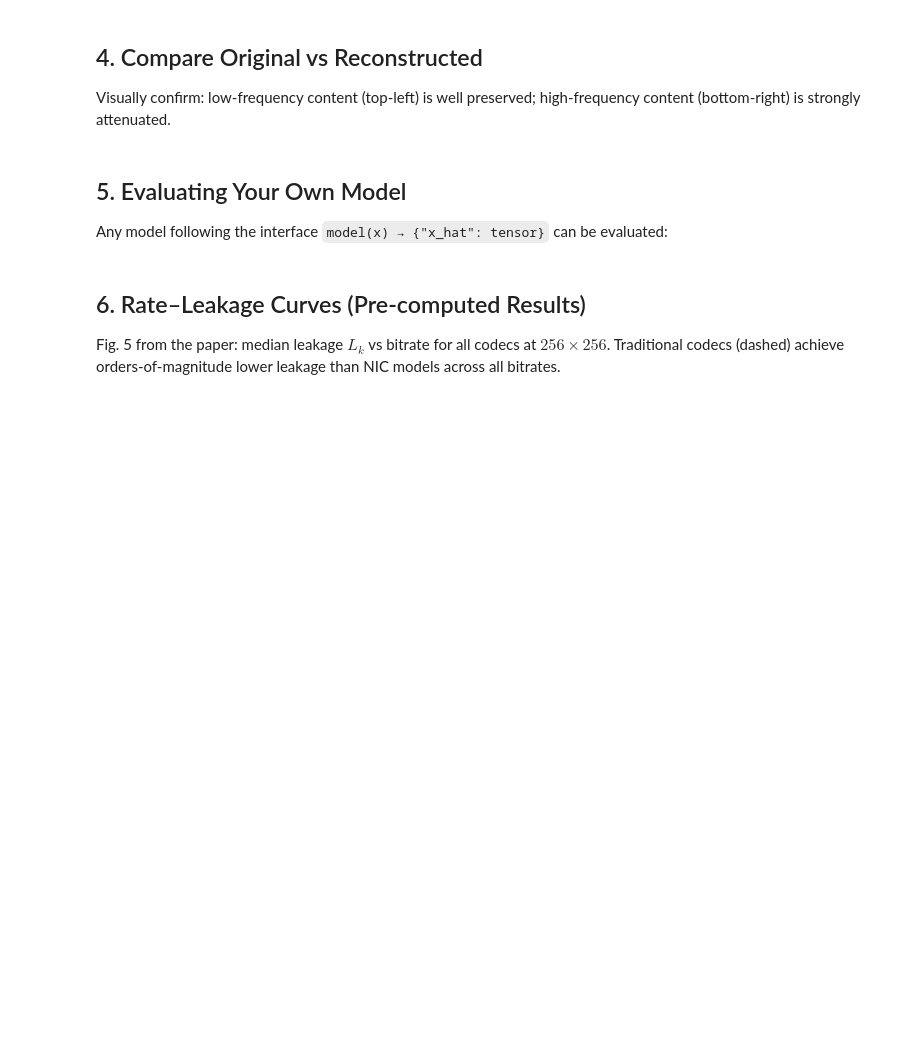
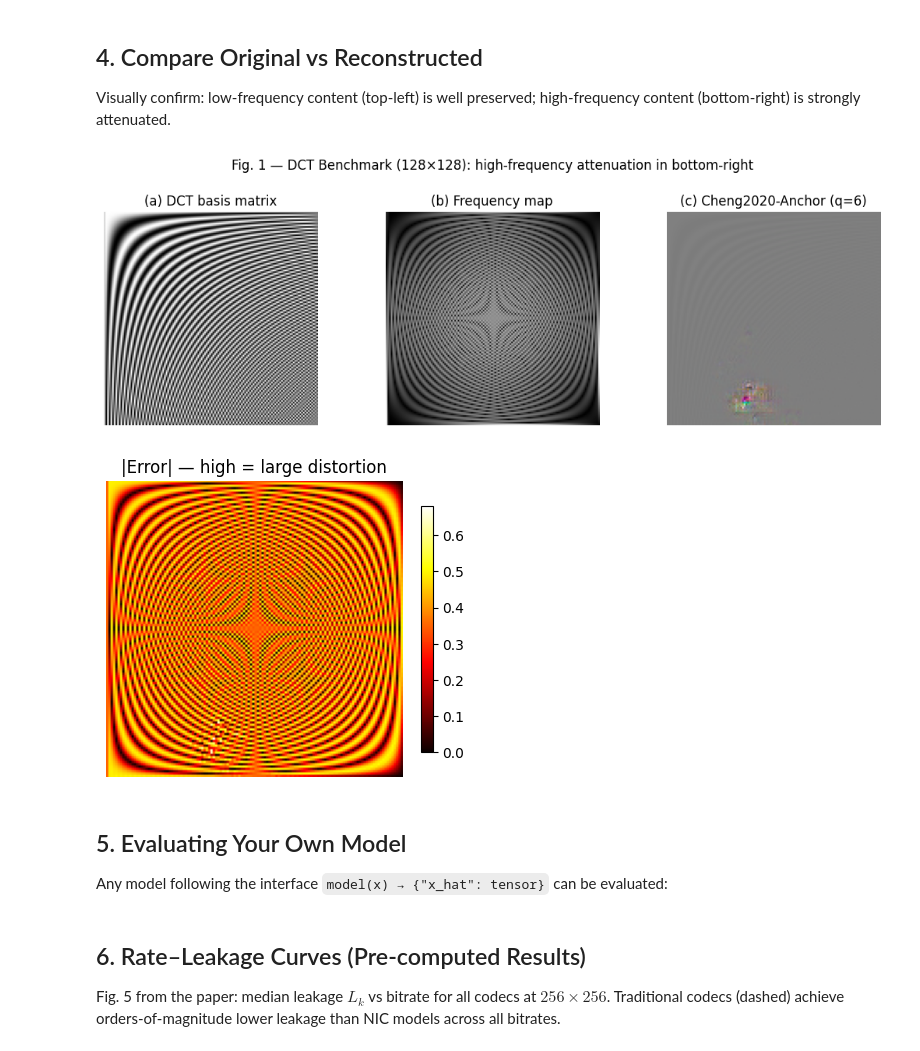
Before and after one commit to nkalmykovsk/dct_benchmark_nic, a Jupyter notebook: notebooks/01_demo.ipynb, the cells around one changed output. Saved outputs shown, nothing was run; the diff lists cells and outputs as text; code cells hidden in the pictures; blank space fills up the shorter version.

```diff
--- a/notebooks/01_demo.ipynb
+++ b/notebooks/01_demo.ipynb
@@ -168,36 +179,39 @@ recon_disp = np.clip((recon - recon.min()) / (recon.max() - recon.min() + 1e-9),
 D = build_dct_basis(SIZE)
 gy, gx = np.gradient(D)
 freq_map = np.hypot(gx, gy)
 freq_map = (freq_map - freq_map.min()) / (freq_map.max() - freq_map.min() + 1e-9)
 
-# --- Fig. 1 layout from the paper ---
+# Fig. 1 layout from the paper
 fig, axes = plt.subplots(1, 3, figsize=(11, 3.5))
 
 axes[0].imshow(orig.mean(axis=2), cmap='gray')
 axes[0].set_title('(a) DCT basis matrix')
 axes[0].axis('off')
 
 axes[1].imshow(freq_map, cmap='gray')
 axes[1].set_title('(b) Frequency map')
 axes[1].axis('off')
 
-axes[2].imshow(recon_disp.mean(axis=2), cmap='gray')
+axes[2].imshow(recon_disp)
 axes[2].set_title('(c) Cheng2020-Anchor (q=6)')
 axes[2].axis('off')
 
 plt.suptitle(f'Fig. 1 — DCT Benchmark ({SIZE}×{SIZE}): high-frequency attenuation in bottom-right', y=1.02)
 plt.tight_layout()
 plt.show()
 
-# --- Error map (additional) ---
+# Error map (additional)
 fig2, ax2 = plt.subplots(figsize=(4, 3.5))
 diff = np.abs(orig.mean(axis=2) - recon_disp.mean(axis=2))
 im = ax2.imshow(diff, cmap='hot', vmin=0)
 plt.colorbar(im, ax=ax2, shrink=0.8)
 ax2.set_title('|Error| — high = large distortion')
 ax2.axis('off')
 plt.tight_layout()
 plt.show()
+# %% [output]
+[figure, added]
+[figure, added]
 # %% [markdown]
 ## 5. Evaluating Your Own Model
 
```
Also changed, not shown: parts of 2 cells of this notebook.
